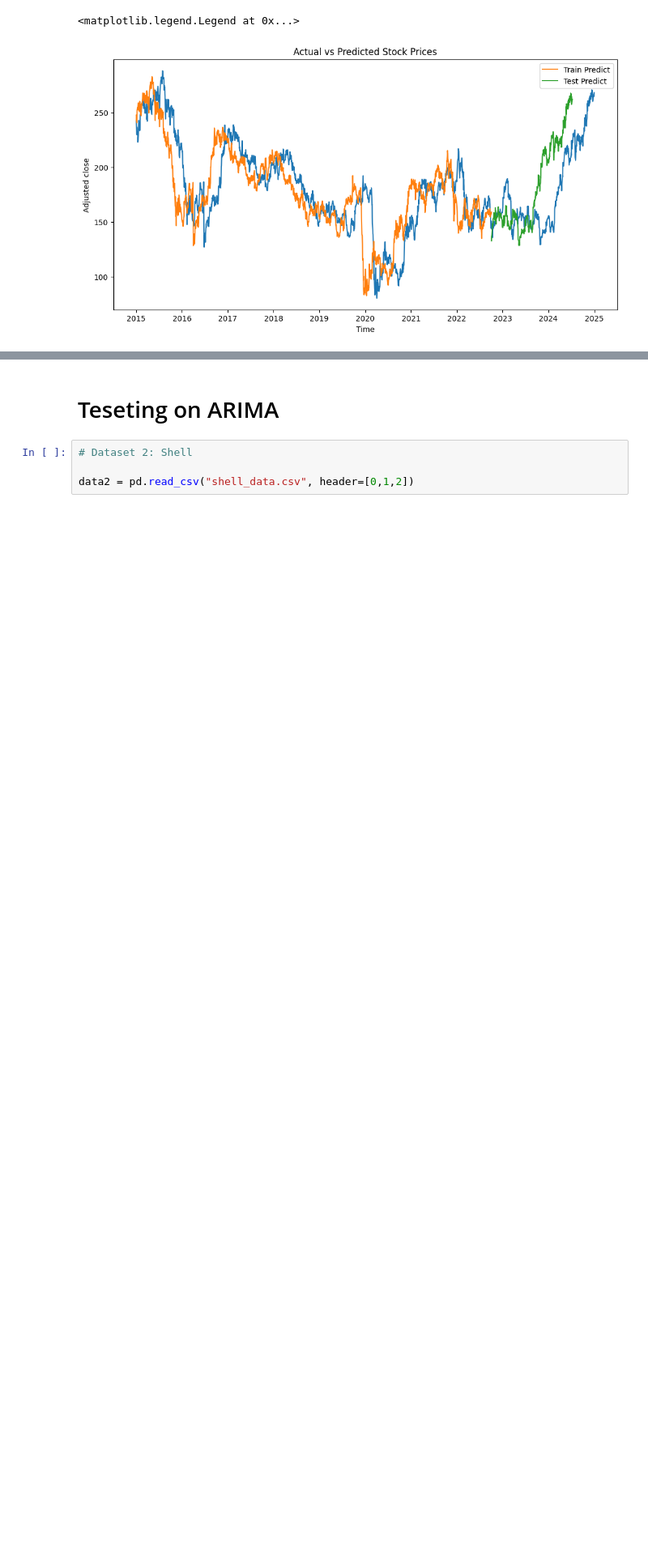
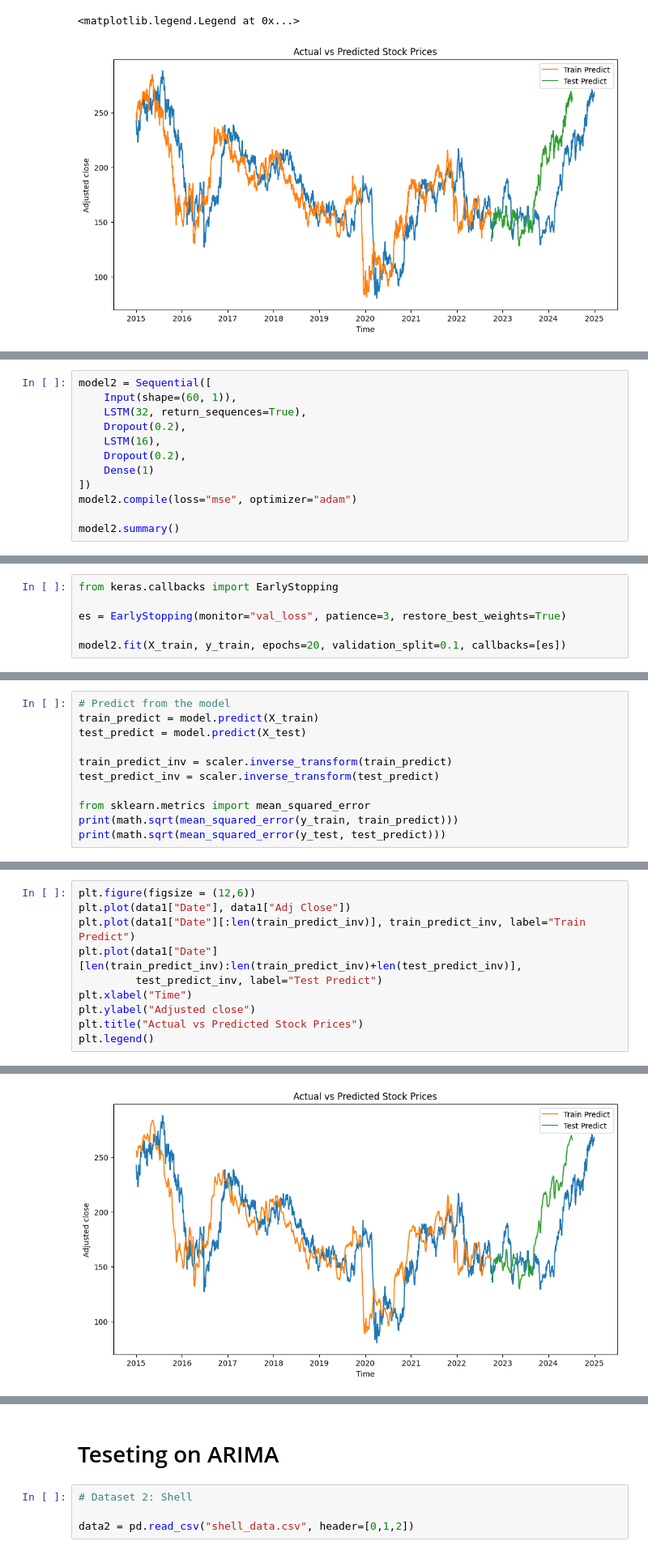
Before and after one commit to San0160/Stocks_Predection, a Jupyter notebook: Stocks.ipynb, the cells around one changed output, grey strips where cells are left out. Shown at 81% size. Saved outputs shown, nothing was run; the diff lists cells and outputs as text; blank space fills up the shorter version.

```diff
--- a/Stocks.ipynb
+++ b/Stocks.ipynb
@@ -319,0 +354,12 @@ plt.legend()
+# %%
+model2 = Sequential([
+    Input(shape=(60, 1)),
+    LSTM(32, return_sequences=True),
+    Dropout(0.2),
+    LSTM(16),
+    Dropout(0.2),
+    Dense(1)
+])
+model2.compile(loss="mse", optimizer="adam")
+
+model2.summary()
@@ -319,0 +384,6 @@ plt.legend()
+# %%
+from keras.callbacks import EarlyStopping
+
+es = EarlyStopping(monitor="val_loss", patience=3, restore_best_weights=True)
+
+model2.fit(X_train, y_train, epochs=20, validation_split=0.1, callbacks=[es])
@@ -319,0 +409,11 @@ plt.legend()
+# %%
+# Predict from the model
+train_predict = model.predict(X_train)
+test_predict = model.predict(X_test)
+
+train_predict_inv = scaler.inverse_transform(train_predict)
+test_predict_inv = scaler.inverse_transform(test_predict)
+
+from sklearn.metrics import mean_squared_error
+print(math.sqrt(mean_squared_error(y_train, train_predict)))
+print(math.sqrt(mean_squared_error(y_test, test_predict)))
@@ -319,0 +425,11 @@ plt.legend()
+# %%
+plt.figure(figsize = (12,6))
+plt.plot(data1["Date"], data1["Adj Close"])
+plt.plot(data1["Date"][:len(train_predict_inv)], train_predict_inv, label="Train Predict")
+plt.plot(data1["Date"][len(train_predict_inv):len(train_predict_inv)+len(test_predict_inv)],
+         test_predict_inv, label="Test Predict")
+plt.xlabel("Time")
+plt.ylabel("Adjusted close")
+plt.title("Actual vs Predicted Stock Prices")
+plt.legend()
+# %% [output]
@@ -319,0 +437 @@ plt.legend()
+[figure, added]
```
Also changed, not shown: parts of 43 cells of this notebook, 10 other files.
